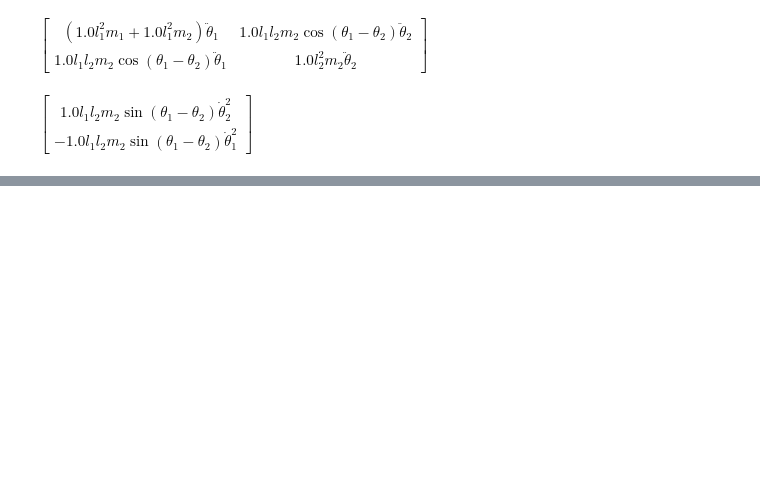
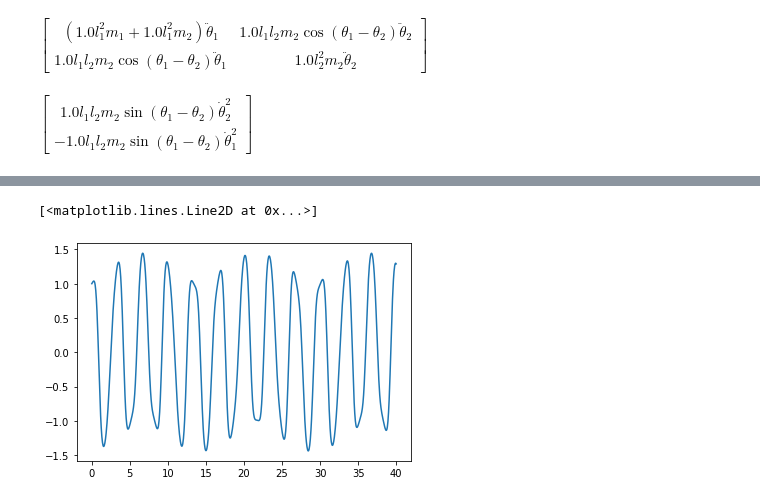
Before and after one commit to Eddy-Morgan/LG--2RP, a Jupyter notebook: 2rp_robot_dynamics_modelling.ipynb, the cells around one changed output, grey strips where cells are left out. Cells and saved outputs as stored; diff of their text form; code cells hidden in the pictures; blank space fills up the shorter version.

```diff
--- a/2rp_robot_dynamics_modelling.ipynb
+++ b/2rp_robot_dynamics_modelling.ipynb
@@ -147,0 +163,5 @@ array([[ 0.00000000e+00,  0.00000000e+00,  0.00000000e+00,
+# %%
+plt.plot(t, the2)
+# %% [output]
+[<matplotlib.lines.Line2D at 0x...>]
+[figure, added]
```
Also changed, not shown: parts of 18 cells of this notebook, 2 other files.
